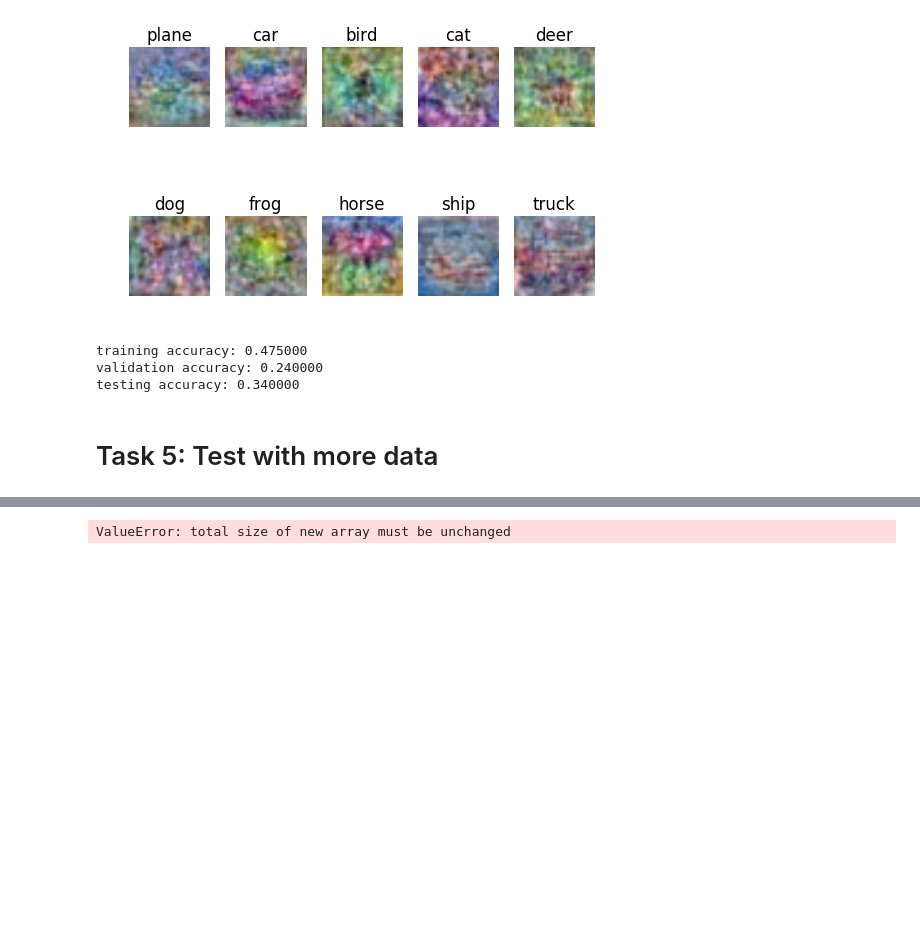
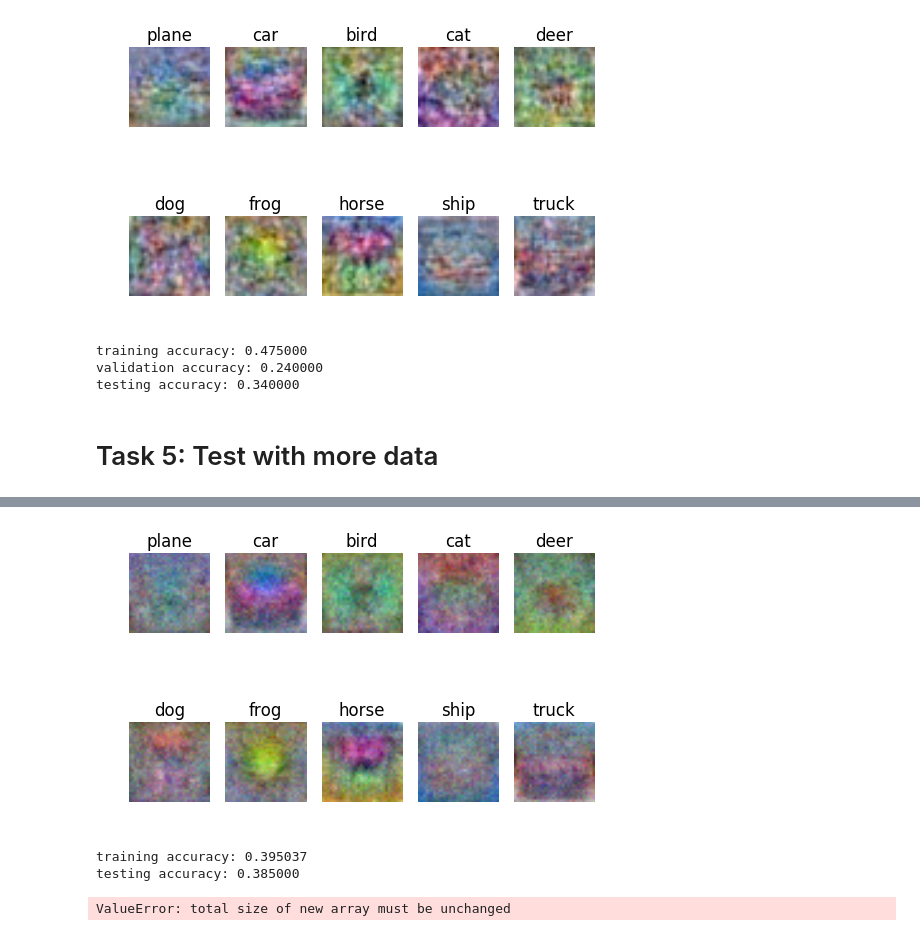
Before and after one commit to braun-steven/dlvd, a Jupyter notebook: notebooks/Practical4.ipynb, the cells around one changed output, grey strips where cells are left out. Cells and saved outputs as stored; diff of their text form; code cells hidden in the pictures; blank space fills up the shorter version.

```diff
--- a/notebooks/Practical4.ipynb
+++ b/notebooks/Practical4.ipynb
@@ -419,14 +421,14 @@ testing accuracy: 0.340000
 cifar10_dir = '../opt/data/datasets/cifar-10-batches-py'
 print('Loading CIFAR10 ...')
 X_train, y_train, X_test, y_test = load_CIFAR10(cifar10_dir)
-np.random.seed(42)
-np.random.shuffle(X_train)
-np.random.seed(42)
-np.random.shuffle(y_train)
+#np.random.seed(42)
+#np.random.shuffle(X_train)
+#np.random.seed(42)
+#np.random.shuffle(y_train)
 
-num_training = 30000
-num_validation = 15000
-num_test = 15000
+num_training = 20000
+num_validation = 7000
+num_test = 7000
 
 
 # Our validation set will be num_validation points from the original
@@ -443,9 +445,9 @@ y_train = y_train[mask]
 
 # We use the first num_test points of the original test set as our
 # test set.
-#mask = range(num_test)
-#X_test = X_test[mask]
-#y_test = y_test[mask]
+mask = range(num_test)
+X_test = X_test[mask]
+y_test = y_test[mask]
 
 print 'Train data shape: ', X_train.shape
 print 'Train labels shape: ', y_train.shape
@@ -465,17 +467,25 @@ X_train -= mean_image
 X_val -= mean_image
 X_test -= mean_image
 
-X_train_and_test = np.vstack((X_train,X_test))
-y_train_and_test = np.concatenate((y_train,y_test))
+# To use the bias trick, we simply append the bias dimension of ones so that our SVM
+# only has to worry about optimizing a single weight matrix W.
+X_train = np.hstack([X_train, np.ones((X_train.shape[0], 1))])
+X_val = np.hstack([X_val, np.ones((X_val.shape[0], 1))])
+X_test = np.hstack([X_test, np.ones((X_test.shape[0], 1))])
 
 
-best_test = -1   # The highest validation accuracy that we have seen so far.
+X_train_and_val = np.vstack((X_train,X_val))
+y_train_and_val = np.concatenate((y_train,y_val))
+
+
+best_val = -1   # The highest validation accuracy that we have seen so far.
 best_lr = 0
 best_reg = 0
 
+
 learning_rates = [1e-7, 2e-7, 3e-7, 5e-5, 8e-7]
 regularization_strengths = [1e4, 2e4, 3e4, 4e4, 5e4, 6e4, 7e4, 8e4, 1e5]
-num_iters=500
+num_iters=2000
 
 for lr in learning_rates:
     for rs in regularization_strengths:
@@ -483,27 +493,44 @@ for lr in learning_rates:
         svm.train(X_train, y_train, learning_rate=lr, reg=rs,
                       num_iters=num_iters, verbose=False)
         y_train_pred = svm.predict(X_train)
-        y_test_pred = svm.predict(X_test)
+        y_val_pred = svm.predict(X_val)
         acc_train = np.mean(y_train == y_train_pred)
-        acc_test = np.mean(y_test == y_test_pred)
+        acc_val = np.mean(y_val == y_val_pred)
 
         if acc_val > best_val:
-            best_test = acc_test
+            best_val = acc_val
             best_lr = lr
             best_reg = rs
 
-        print((lr, rs, acc_train, acc_test))
+        print((lr, rs, acc_train, acc_val))
 
 
 svm = LinearSVM()
 tic = time.time()
-loss_hist = svm.train(X_train_and_test, y_train_and_test, learning_rate=best_lr, reg=best_reg,
+loss_hist = svm.train(X_train_and_val, y_train_and_val, learning_rate=best_lr, reg=best_reg,
                       num_iters=2000, verbose=False)
 toc = time.time()
 print 'Time spent training: %fs' % (toc - tic)
 
-# Validation
-y_val_pred = svm.predict(X_val)
-print 'validation accuracy: %f' % (np.mean(y_val == y_val_pred), )
+# Visualize W
+w = svm.W[:-1,:] # strip out the bias
+print w.shape
+w = w.reshape(32, 32, 3, 10)
+w_min, w_max = np.min(w), np.max(w)
+classes = ['plane', 'car', 'bird', 'cat', 'deer', 'dog', 'frog', 'horse', 'ship', 'truck']
+for i in xrange(10):
+    plt.subplot(2, 5, i + 1)
+
+    # Rescale the weights to be between 0 and 255
+    wimg = 255.0 * (w[:, :, :, i].squeeze() - w_min) / (w_max - w_min)
+    plt.imshow(wimg.astype('uint8'))
+    plt.axis('off')
+    plt.title(classes[i])
+plt.show()
+
+y_train_pred = svm.predict(X_train_and_val)
+print 'training accuracy: %f' % (np.mean(y_train_and_val == y_train_pred), )
+y_test_pred = svm.predict(X_test)
+print 'testing accuracy: %f' % (np.mean(y_test == y_test_pred), )
 # %% [output]
 Loading CIFAR10 ...
@@ -526,3 +569,6 @@ validation accuracy: 0.096467
+[figure, added]
+training accuracy: 0.395037
+testing accuracy: 0.385000
 # %%
 # %% [output]
 ValueError: total size of new array must be unchanged
```
Also changed, not shown: parts of 4 cells of this notebook, 1 other file.
